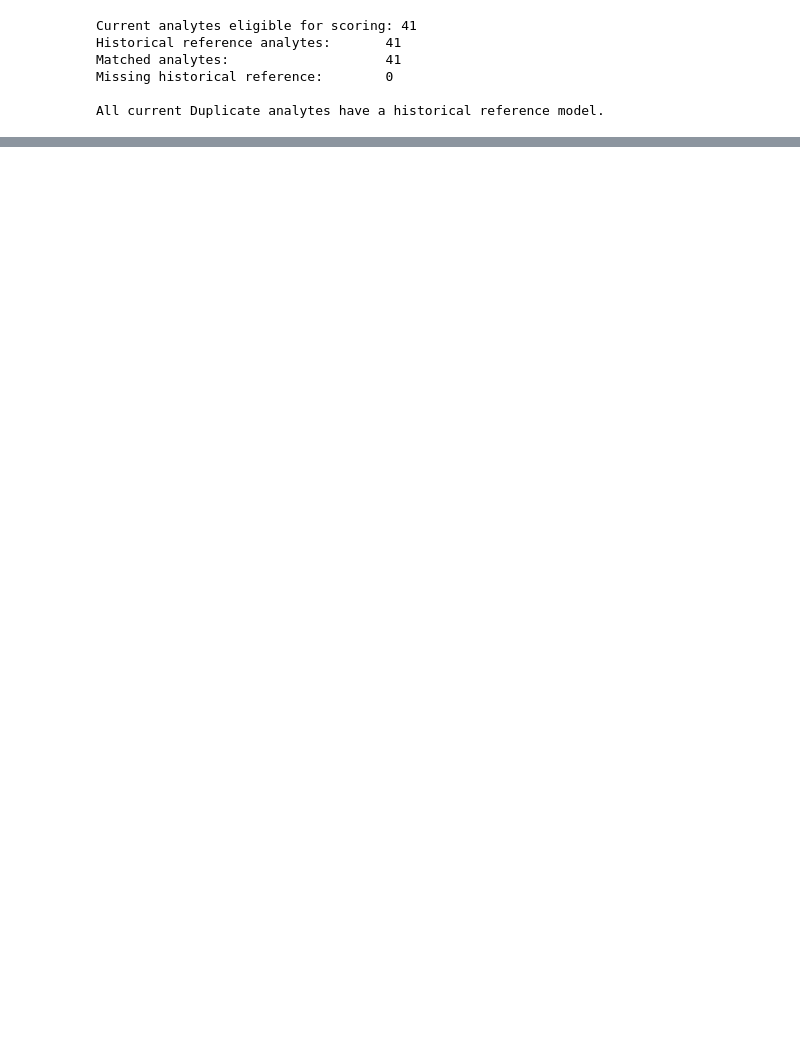
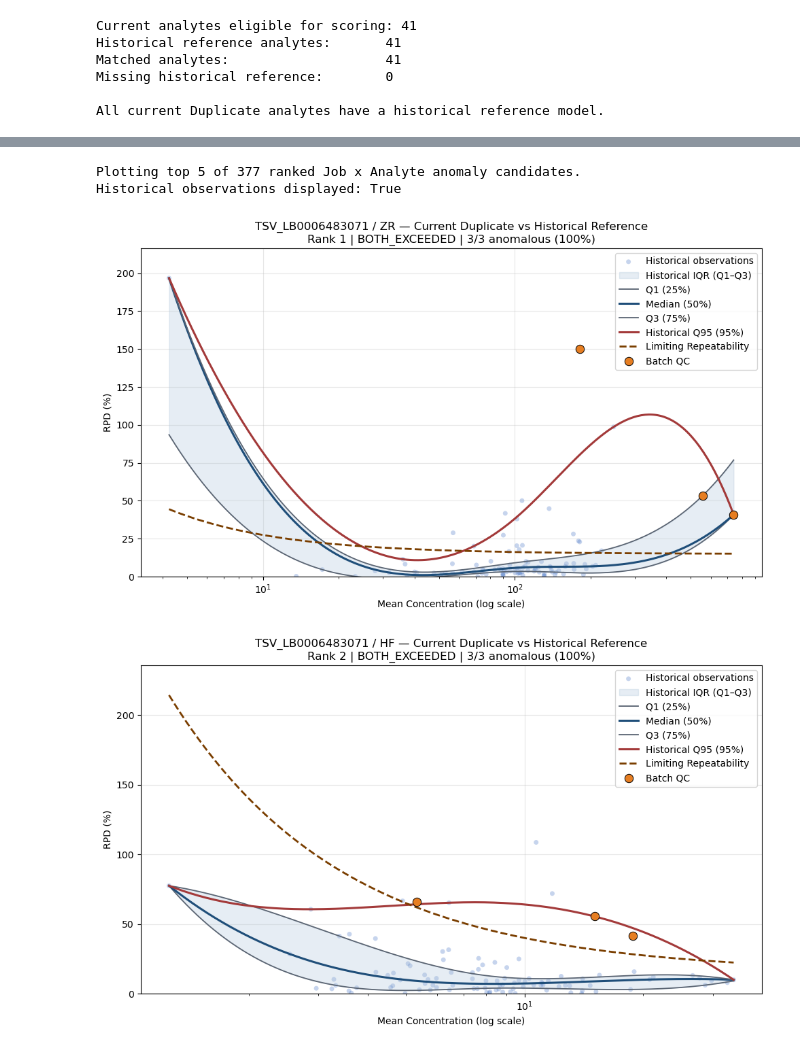
Before and after one commit to Jettiz/QUT-Capstone-Team-32-Datamine-QC-Quality-Control, a Jupyter notebook: notebooks/DUP__current_batch_load.ipynb, the cells around one changed output, grey strips where cells are left out. Cells and saved outputs as stored; diff of their text form; code cells hidden in the pictures; blank space fills up the shorter version.

```diff
--- a/notebooks/DUP__current_batch_load.ipynb
+++ b/notebooks/DUP__current_batch_load.ipynb
@@ -514,0 +1540,7 @@ Outside historical concentration range: 7
+# %%
+plot_top_dup_candidates(top_n=5)
+# %% [output]
+Plotting top 5 of 377 ranked Job x Analyte anomaly candidates.
+Historical observations displayed: True
+[figure, added]
+[figure, added]
```
Also changed, not shown: parts of 11 cells of this notebook.
